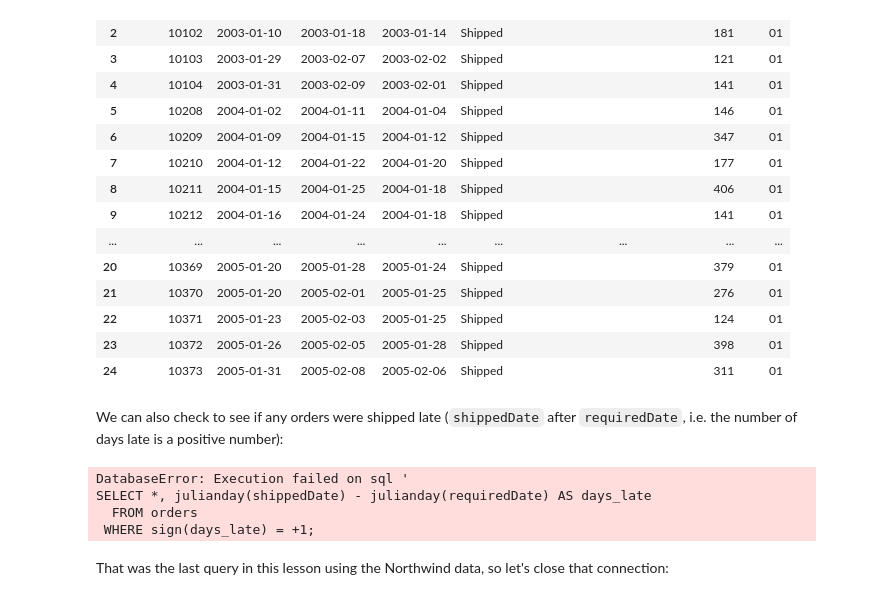
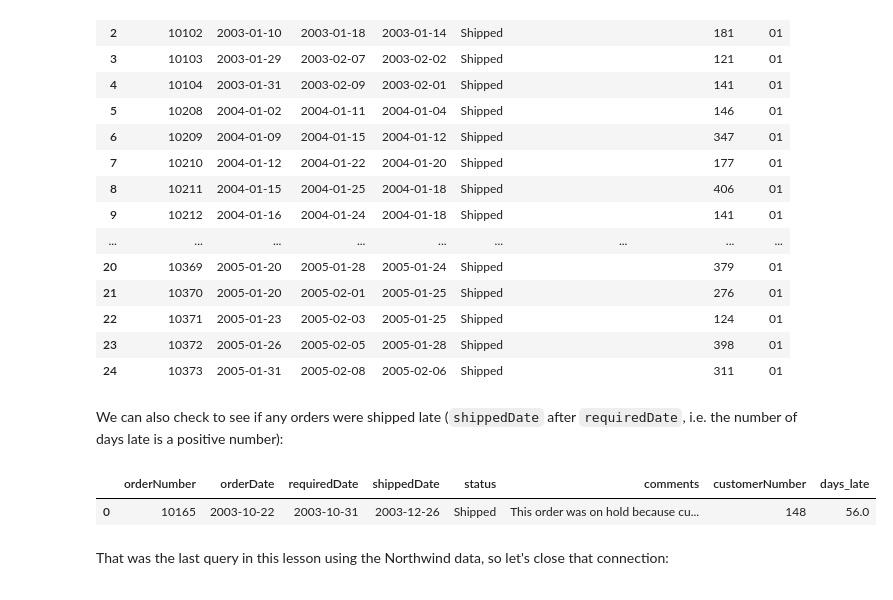
Before and after one commit to learn-co-curriculum/dsc-filtering-v2-4, a Jupyter notebook: index.ipynb, the cells around one changed output. Saved outputs shown, nothing was run; the diff lists cells and outputs as text; code cells hidden in the pictures.

Commit message:
bug fixes in where section

```diff
--- a/index.ipynb
+++ b/index.ipynb
@@ -202,14 +202,12 @@ We can also check to see if any orders were shipped late (`shippedDate` after `r
 # %%
 pd.read_sql("""
 SELECT *, julianday(shippedDate) - julianday(requiredDate) AS days_late
   FROM orders
- WHERE sign(days_late) = +1;
+ WHERE days_late > 0;
 """, conn)
 # %% [output]
-DatabaseError: Execution failed on sql '
-SELECT *, julianday(shippedDate) - julianday(requiredDate) AS days_late
-  FROM orders
- WHERE sign(days_late) = +1;
+|  | orderNumber | orderDate | requiredDate | shippedDate | status | comments | customerNumber | days_late |
+| 0 | 10165 | 2003-10-22 | 2003-10-31 | 2003-12-26 | Shipped | This order was on hold because cu... | 148 | 56.0 |
 # %% [markdown]
 That was the last query in this lesson using the Northwind data, so let's close that connection:
 # %%
```
Also changed, not shown: 1 other file.
